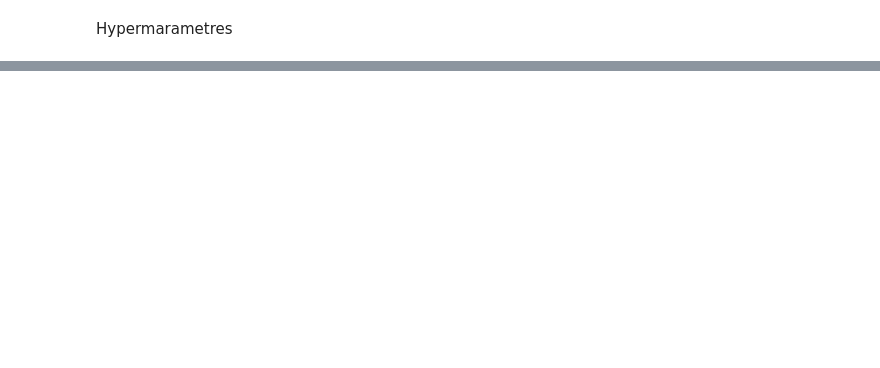
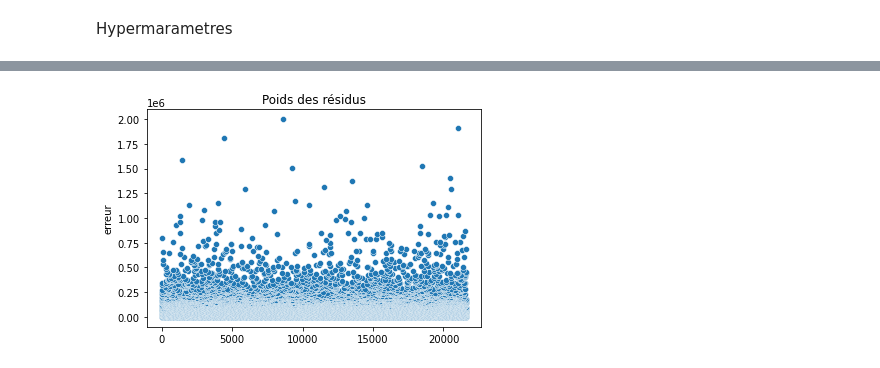
Before and after one commit to Rapsw/Projet_Final_Machine_Learning, a Jupyter notebook: data_preparation.ipynb, the cells around one changed output, grey strips where cells are left out. Drawn from its saved outputs; the diff is of its cells as text; code cells hidden in the pictures; blank space fills up the shorter version.

Commit message:
ajout residual

```diff
--- a/data_preparation.ipynb
+++ b/data_preparation.ipynb
@@ -229,5 +227,5 @@ random_search.best_params_
 # %%
-my_pipe_lasso.set_params(**random_search.best_params_)
+my_pipe_ridge.set_params(**random_search.best_params_)
 # %% [output]
 Pipeline(steps=[('columntransformer',
                  ColumnTransformer(transformers=[('one_hot', OneHotEncoder(),
@@ -249,5 +247,5 @@ Pipeline(steps=[('columntransformer',
 # %%
-my_pipe_lasso.fit(X_train, y_train)
+my_pipe_ridge.fit(X_train, y_train)
 # %% [output]
 Pipeline(steps=[('columntransformer',
                  ColumnTransformer(transformers=[('one_hot', OneHotEncoder(),
@@ -268,0 +271,4 @@ Pipeline(steps=[('columntransformer',
+# %%
+# prédiction
+
+y_pred = my_pipe_ridge.predict(X_train)
@@ -268,0 +277,2 @@ Pipeline(steps=[('columntransformer',
+# %%
+residual = (y_train - y_pred).abs().sort_values()
@@ -268,0 +299,7 @@ Pipeline(steps=[('columntransformer',
+# %%
+sns.scatterplot(residual.index, residual)
+plt.title('Poids des résidus')
+plt.ylabel('erreur')
+plt.show()
+# %% [output]
+[figure, added]
```
Also changed, not shown: parts of 48 cells of this notebook.
